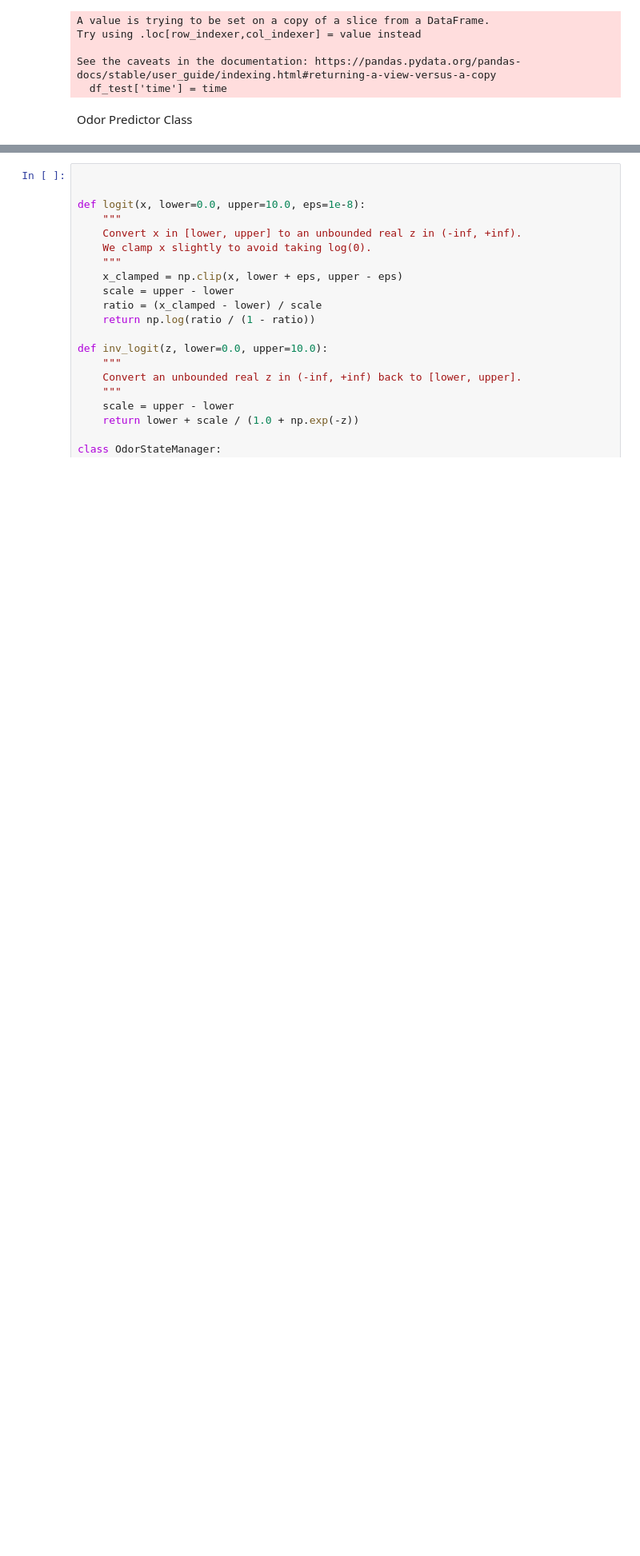
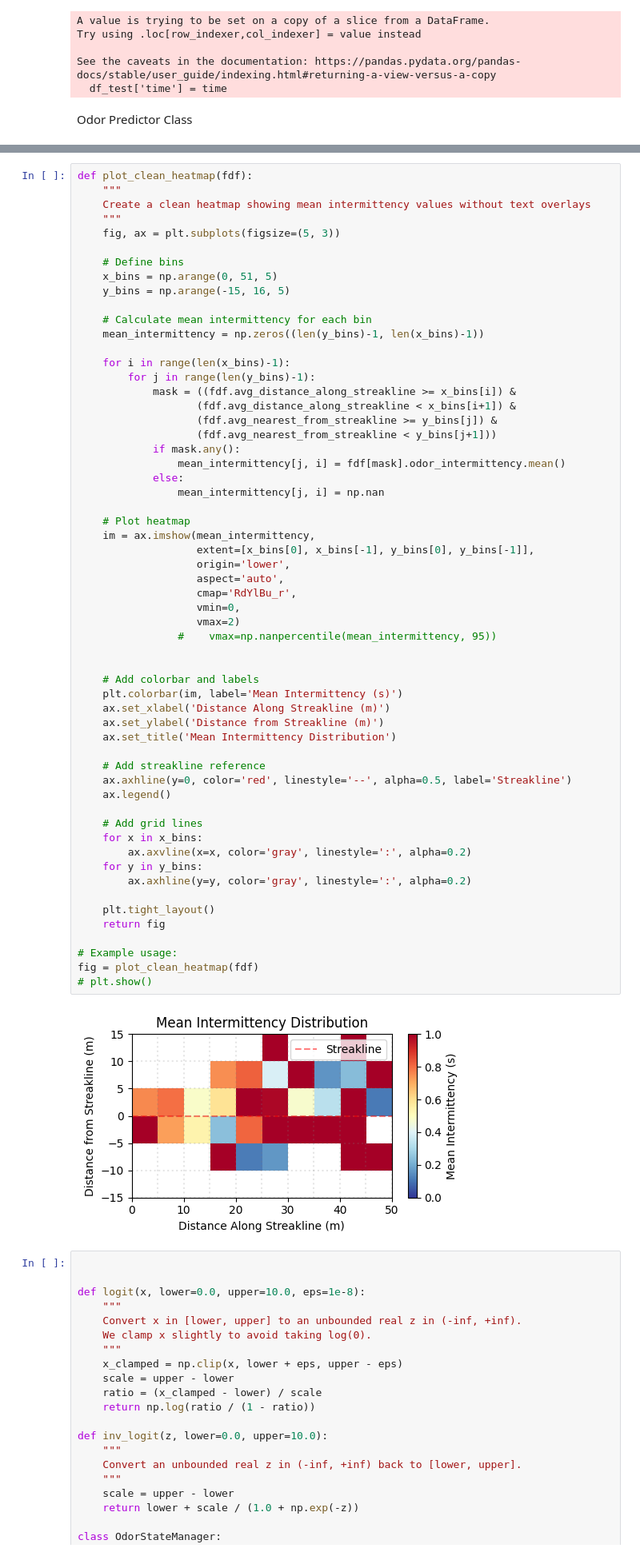
Before and after one commit to arunavanag591/COSMOS, a Jupyter notebook: mapping_hws.ipynb, the cells around one changed output, grey strips where cells are left out. Shown at 80% size. Cells and saved outputs as stored; diff of their text form; blank space fills up the shorter version.

```diff
--- a/mapping_hws.ipynb
+++ b/mapping_hws.ipynb
@@ -387,3 +691,63 @@ Odor Predictor Class
+# %%
+def plot_clean_heatmap(fdf):
+    """
+    Create a clean heatmap showing mean intermittency values without text overlays
+    """
+    fig, ax = plt.subplots(figsize=(5, 3))
+
+    # Define bins
+    x_bins = np.arange(0, 51, 5)
+    y_bins = np.arange(-15, 16, 5)
+
+    # Calculate mean intermittency for each bin
+    mean_intermittency = np.zeros((len(y_bins)-1, len(x_bins)-1))
+
+    for i in range(len(x_bins)-1):
+        for j in range(len(y_bins)-1):
+            mask = ((fdf.avg_distance_along_streakline >= x_bins[i]) &
+                   (fdf.avg_distance_along_streakline < x_bins[i+1]) &
+                   (fdf.avg_nearest_from_streakline >= y_bins[j]) &
+                   (fdf.avg_nearest_from_streakline < y_bins[j+1]))
+            if mask.any():
+                mean_intermittency[j, i] = fdf[mask].odor_intermittency.mean()
+            else:
+                mean_intermittency[j, i] = np.nan
+
+    # Plot heatmap
+    im = ax.imshow(mean_intermittency,
+                   extent=[x_bins[0], x_bins[-1], y_bins[0], y_bins[-1]],
+                   origin='lower',
+                   aspect='auto',
+                   cmap='RdYlBu_r',
+                   vmin=0,
+                   vmax=2)
+                #    vmax=np.nanpercentile(mean_intermittency, 95))
+
+
+    # Add colorbar and labels
+    plt.colorbar(im, label='Mean Intermittency (s)')
+    ax.set_xlabel('Distance Along Streakline (m)')
+    ax.set_ylabel('Distance from Streakline (m)')
+    ax.set_title('Mean Intermittency Distribution')
+
+    # Add streakline reference
+    ax.axhline(y=0, color='red', linestyle='--', alpha=0.5, label='Streakline')
+    ax.legend()
+
+    # Add grid lines
+    for x in x_bins:
+        ax.axvline(x=x, color='gray', linestyle=':', alpha=0.2)
+    for y in y_bins:
+        ax.axhline(y=y, color='gray', linestyle=':', alpha=0.2)
+
+    plt.tight_layout()
+    return fig
+
+# Example usage:
+fig = plot_clean_heatmap(fdf)
+# plt.show()
+# %% [output]
+[figure, added]
 # %%
 
 
```
Also changed, not shown: parts of 15 cells of this notebook, 4 other files.
